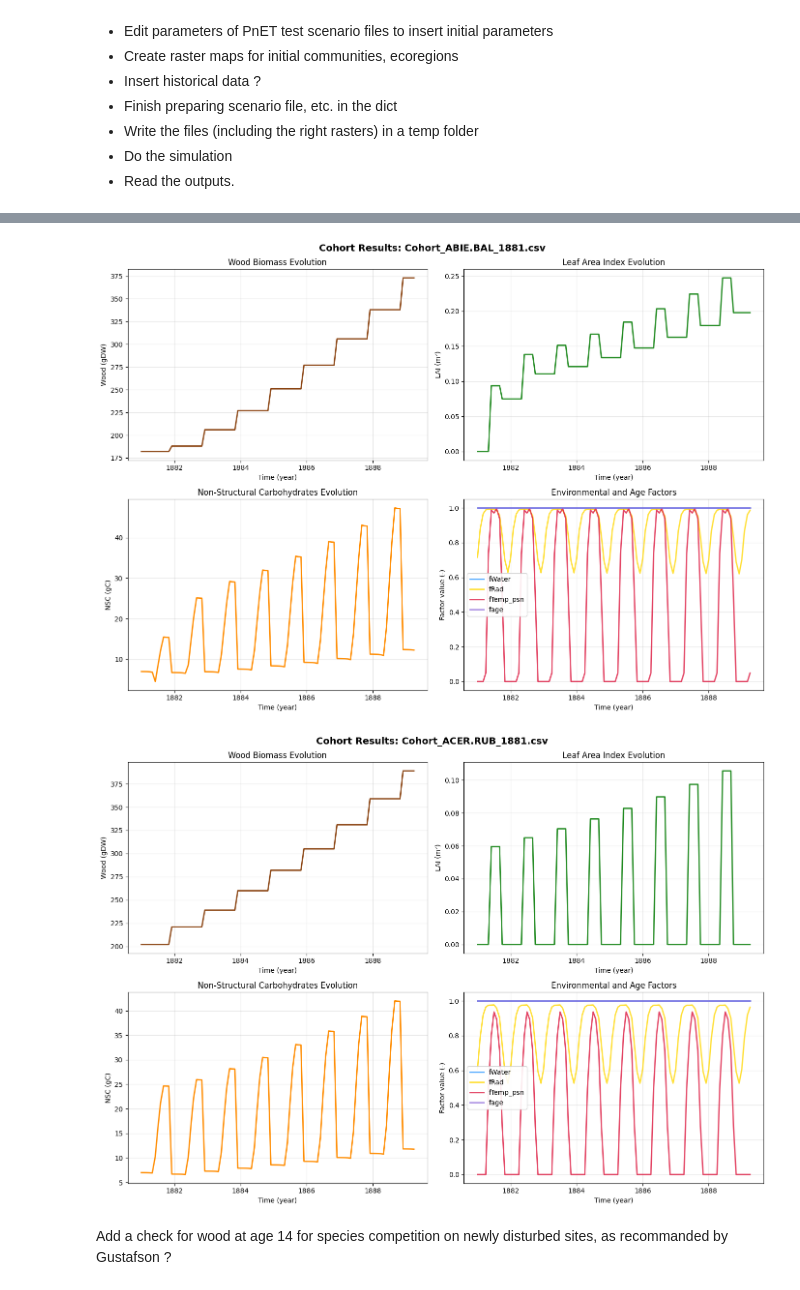
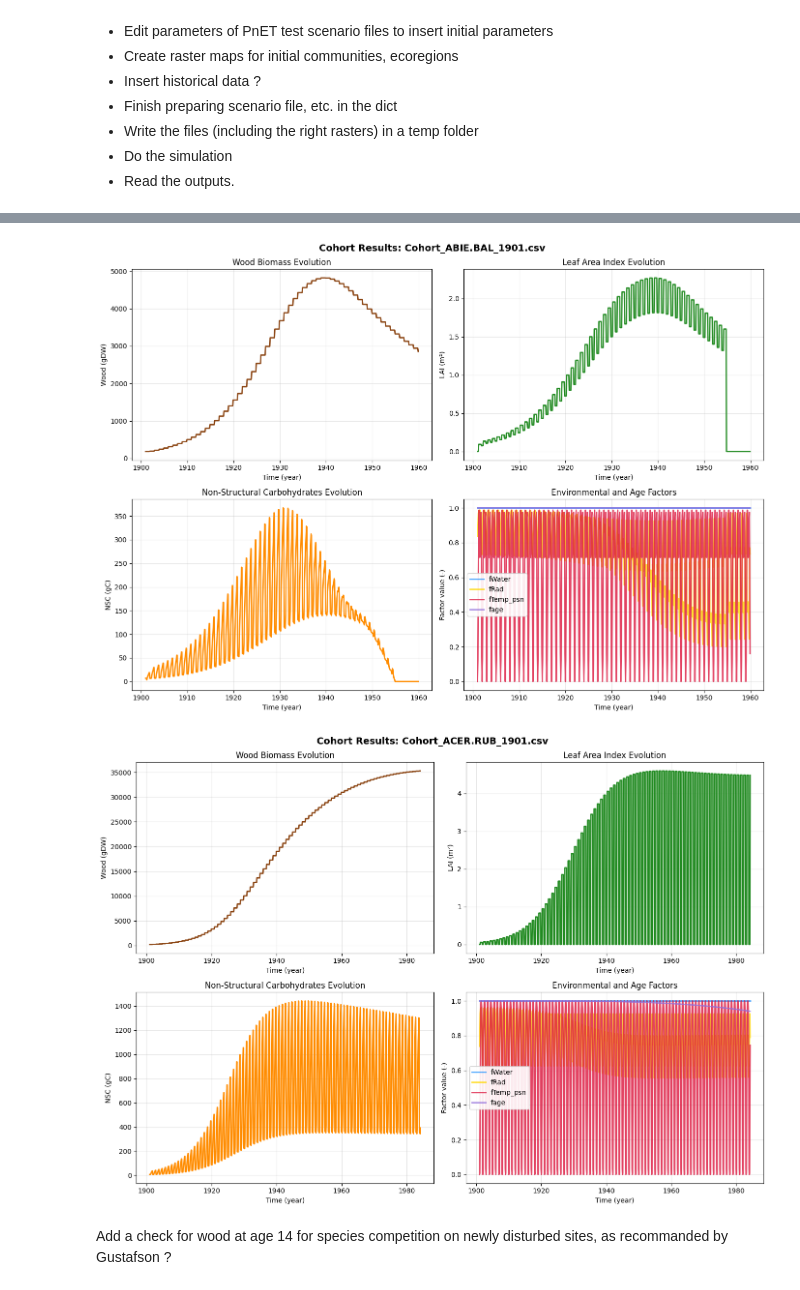
Before and after one commit to Klemet/Calibration_PnET_DIVERSE, a Jupyter notebook: calibrationJupyterBook/StartingCalibrationTest/8. Calibrating competition between species.ipynb, the cells around one changed output, grey strips where cells are left out. Saved outputs shown, nothing was run; the diff lists cells and outputs as text; code cells hidden in the pictures.

```diff
--- a/calibrationJupyterBook/StartingCalibrationTest/8. Calibrating competition between species.ipynb
+++ b/calibrationJupyterBook/StartingCalibrationTest/8. Calibrating competition between species.ipynb
@@ -460,11 +597,11 @@ plot_all_cohort_results("/tmp/TestScenarioPnET/Output/Site1")
 # %%
 from functionsForCalibration import *
 
-plot_single_cohort_results("/tmp/TestScenarioPnET/Output/Site1/Cohort_ABIE.BAL_1881.csv", monthsToKeep = 100)
-plot_single_cohort_results("/tmp/TestScenarioPnET/Output/Site1/Cohort_ACER.RUB_1881.csv", monthsToKeep = 100)
+plot_single_cohort_results("/tmp/TestScenarioPnET/Output/Site1/Cohort_ABIE.BAL_1901.csv", monthsToKeep = 1000)
+plot_single_cohort_results("/tmp/TestScenarioPnET/Output/Site1/Cohort_ACER.RUB_1901.csv", monthsToKeep = 1000)
 # %% [output]
-[figure, old version]
+[figure, new version]
-[figure, old version]
+[figure, new version]
 # %% [markdown]
 Add a check for wood at age 14 for species competition on newly disturbed sites, as recommanded by Gustafson ?
 # %%
```
Also changed, not shown: parts of 7 cells of this notebook.
